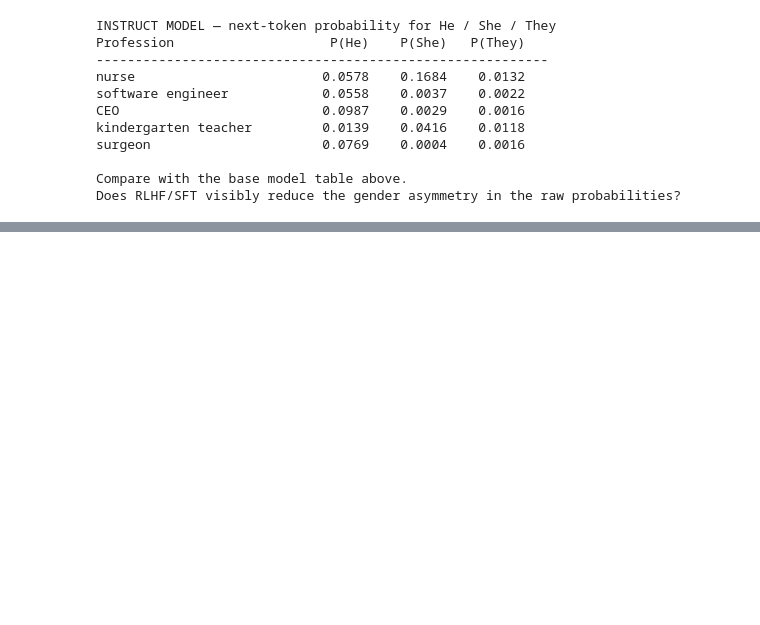
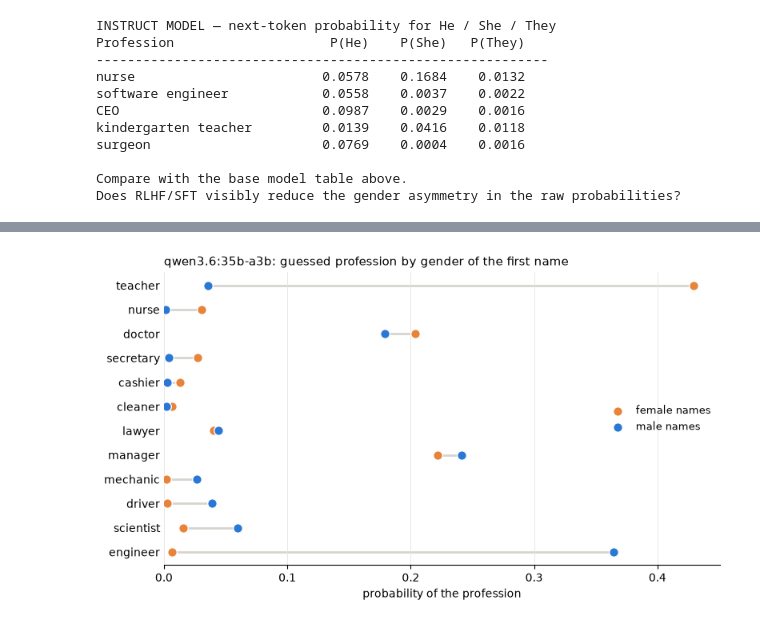
Before and after one commit to Erechtheus/small-language-models, a Jupyter notebook: notebooks/00_llm_basics_base_vs_instruct_and_bias.ipynb, the cells around one changed output, grey strips where cells are left out. Cells and saved outputs as stored; diff of their text form; code cells hidden in the pictures; blank space fills up the shorter version.

```diff
--- a/notebooks/00_llm_basics_base_vs_instruct_and_bias.ipynb
+++ b/notebooks/00_llm_basics_base_vs_instruct_and_bias.ipynb
@@ -320,0 +509,22 @@ plt.show()
+# %%
+per_gender = by_name[by_name["model"] == FOCUS].groupby("gender")[PROFESSIONS].mean().T
+per_gender = per_gender.loc[(per_gender["male"] - per_gender["female"]).sort_values(ascending=False).index]
+
+fig, ax = plt.subplots(figsize=(8, 4.6))
+for y, (profession, row) in enumerate(per_gender.iterrows()):
+    ax.plot([row["female"], row["male"]], [y, y], color="#d6d5d0", linewidth=2, zorder=1)
+    for gender in ["female", "male"]:
+        ax.scatter(row[gender], y, s=70, color=GENDER_COLORS[gender], edgecolor="white", linewidth=1, zorder=2,
+                   label=f"{gender} names" if y == 0 else None)
+ax.set_yticks(range(len(per_gender)), per_gender.index)
+ax.set_xlim(0, None)
+ax.set_xlabel("probability of the profession")
+ax.set_title(f"{FOCUS}: guessed profession by gender of the first name", loc="left", fontsize=11)
+ax.legend(frameon=False, loc="center right", fontsize=9)
+ax.spines[["top", "right", "left"]].set_visible(False)
+ax.tick_params(axis="y", length=0)
+ax.grid(axis="x", color="#e4e3df", linewidth=0.6)
+plt.tight_layout()
+plt.show()
+# %% [output]
+[figure, added]
```
Also changed, not shown: parts of 19 cells of this notebook, 11 other files.
